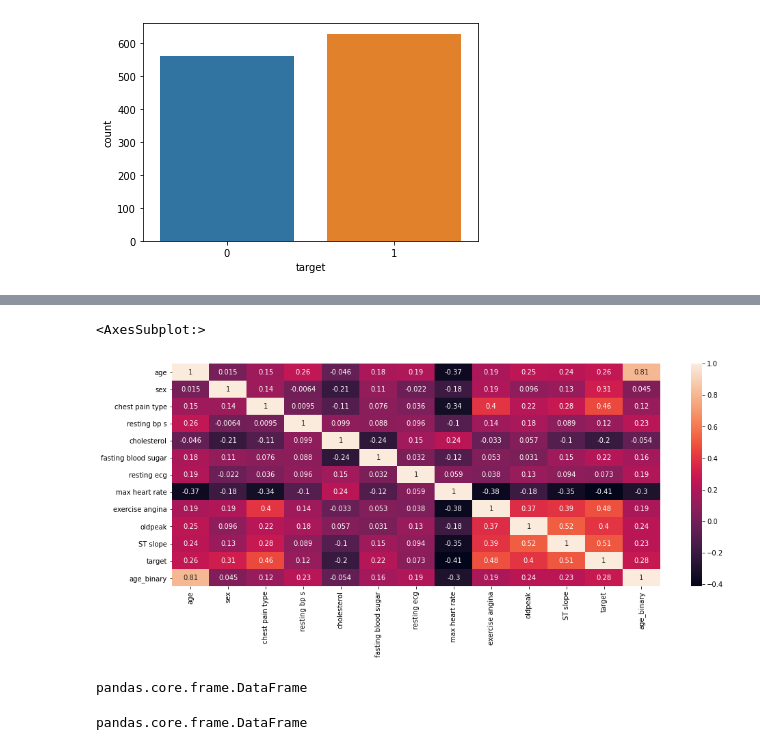
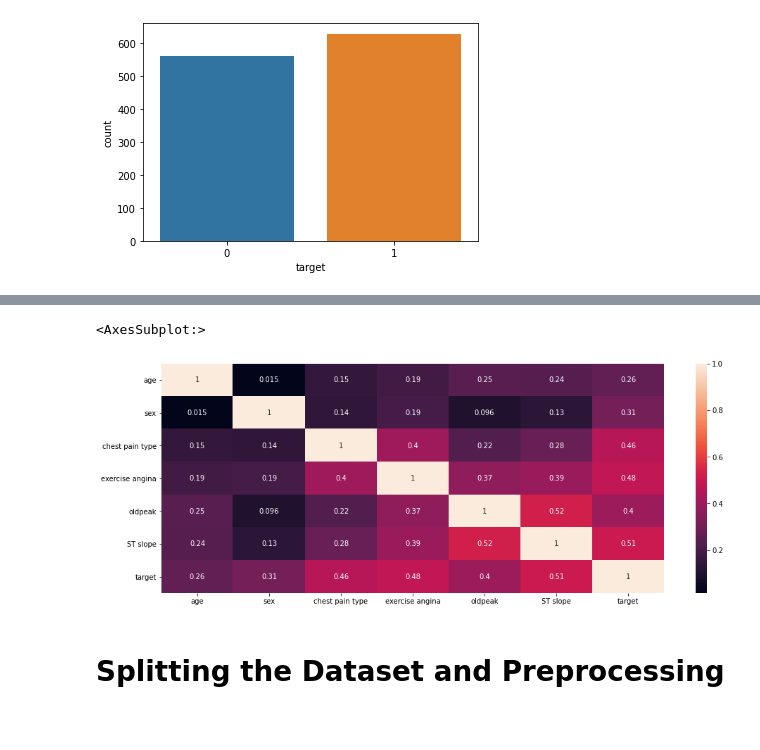
Before and after one commit to GideonO1997/Heart-Disease-Prediction-Site, a Jupyter notebook: HeartDiseasePrediction.ipynb, the cells around one changed output, grey strips where cells are left out. Cells and saved outputs as stored; diff of their text form; code cells hidden in the pictures.

```diff
--- a/HeartDiseasePrediction.ipynb
+++ b/HeartDiseasePrediction.ipynb
@@ -262,0 +538,10 @@ sns.displot(data=db, x="oldpeak", col="target", hue="sex", kde=True, bins=20)
+# %%
+cf_db = cf_db.drop(['cholesterol',
+                    'resting ecg',
+                    'max heart rate',
+                    'age_binary',
+                    'fasting blood sugar',
+                    'resting bp s'
+                   ], axis=1)
+
+cf_db.head()
@@ -301,18 +582,8 @@ db.corr()
 # %%
 # Visualize Correlation
-corelation = db.corr()
+corelation = cf_db.corr()
 plt.figure(figsize=(16, 6))
 sns.heatmap(corelation, xticklabels=corelation.columns, yticklabels=corelation.columns, annot=True)
 # %% [output]
 <AxesSubplot:>
-[figure, old version]
+[figure, new version]
-# %%
-# Prepare Data for classfier
-cf_db = db
-type(db)
-# %% [output]
-pandas.core.frame.DataFrame
-# %%
-type(cf_db)
-# %% [output]
-pandas.core.frame.DataFrame
@@ -321,3 +590,5 @@ cf_db = cf_db.drop(['age_binary','max heart rate','cholesterol'], axis=1)
+# %% [markdown]
+# Splitting the Dataset and Preprocessing
 # %%
 # Split the data into feature data and target data
 X = cf_db.iloc[:, :-1].values
```
Also changed, not shown: parts of 76 cells of this notebook, 26 other files.
